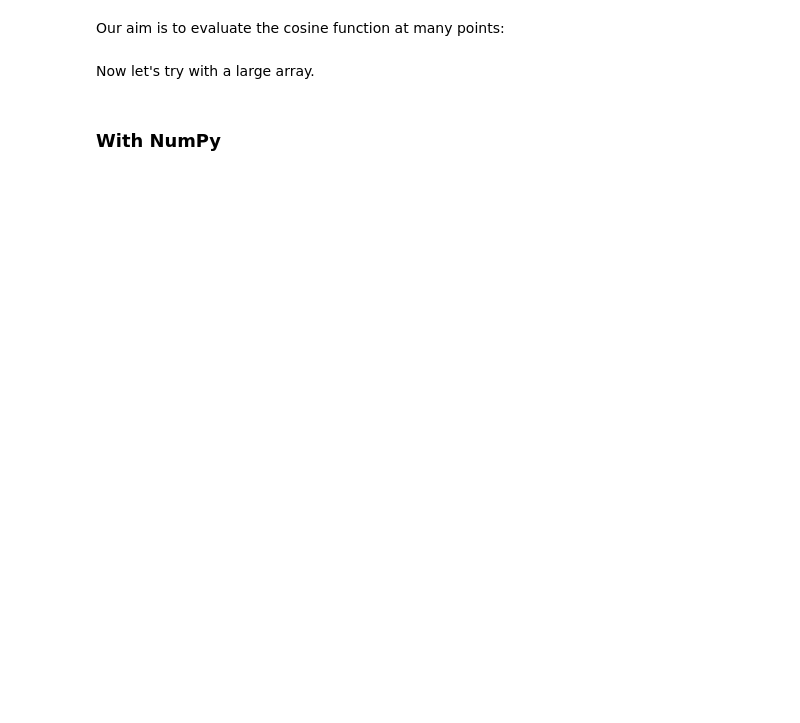
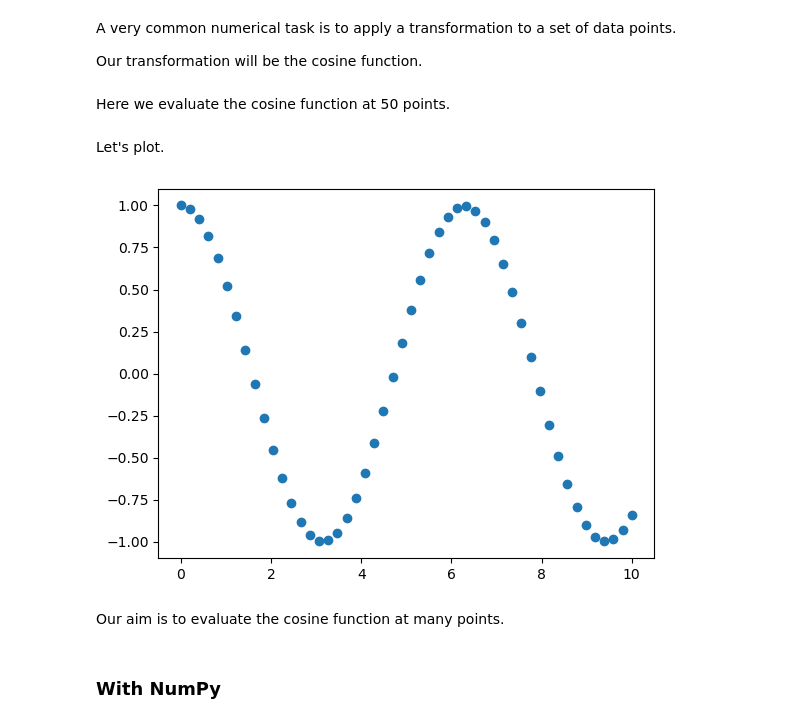
Before and after one commit to QuantEcon/treasury_2023, a Jupyter notebook: notebooks/treasury_jax_examples.ipynb, the cells around one changed output. Cells and saved outputs as stored; diff of their text form; code cells hidden in the pictures; blank space fills up the shorter version.

```diff
--- a/notebooks/treasury_jax_examples.ipynb
+++ b/notebooks/treasury_jax_examples.ipynb
@@ -8,9 +59,19 @@ import matplotlib.pyplot as plt
-# %% [markdown]
-Our aim is to evaluate the cosine function at many points:
+# %% [markdown]
+A very common numerical task is to apply a transformation to a set of data points.
+
+Our transformation will be the cosine function.
+# %% [markdown]
+Here we evaluate the cosine function at 50 points.
+# %%
+x = np.linspace(0, 10, 50)
+y = np.cos(x)
+# %% [markdown]
+Let's plot.
 # %%
 fig, ax = plt.subplots()
-x = np.linspace(0, 10, 20)
-ax.plot(x, np.cos(x))
-ax.scatter(x, np.cos(x))
+ax.scatter(x, y)
+plt.show()
+# %% [output]
+[figure, added]
-# %% [markdown]
-Now let's try with a large array.
+# %% [markdown]
+Our aim is to evaluate the cosine function at many points.
```
Also changed, not shown: parts of 86 cells of this notebook.
